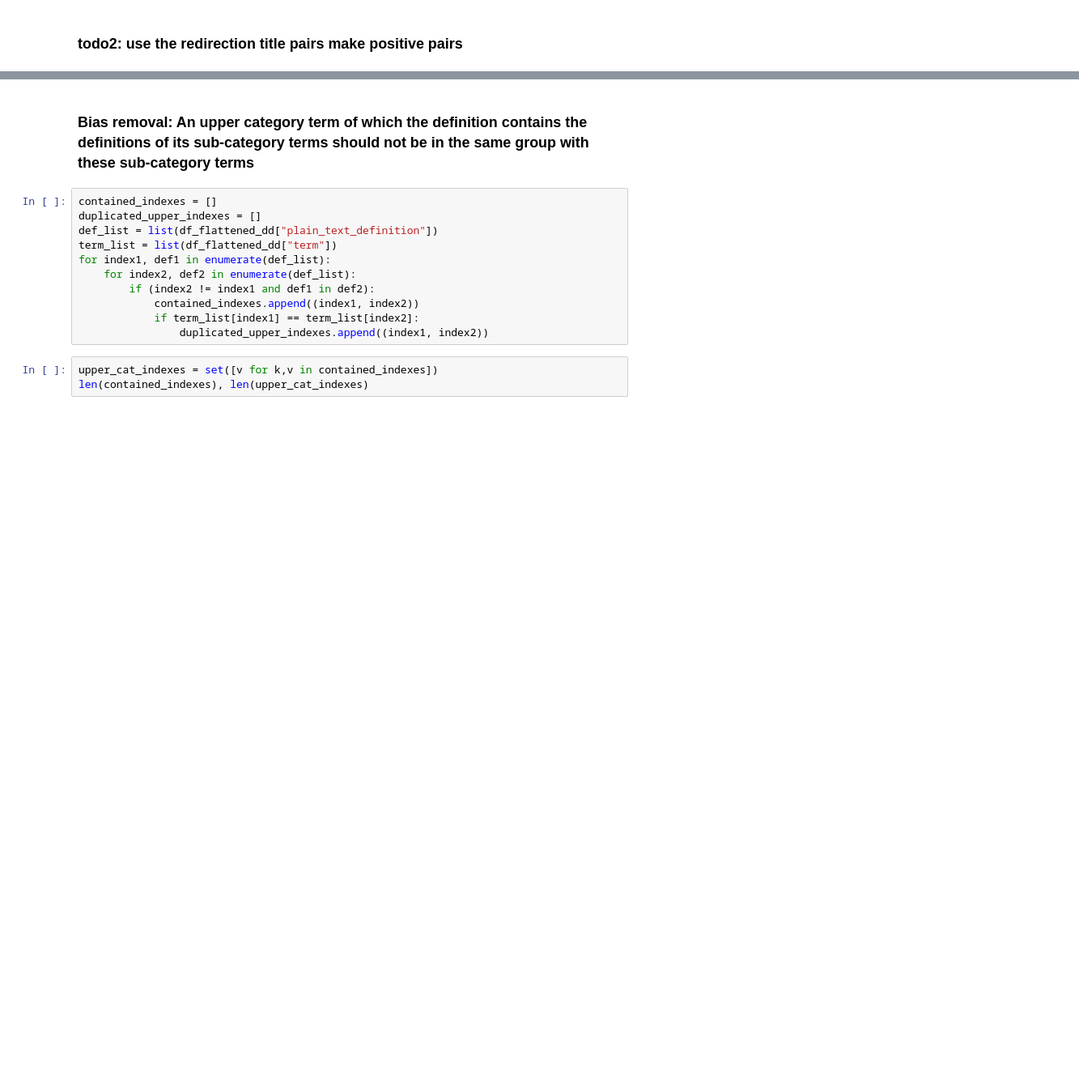
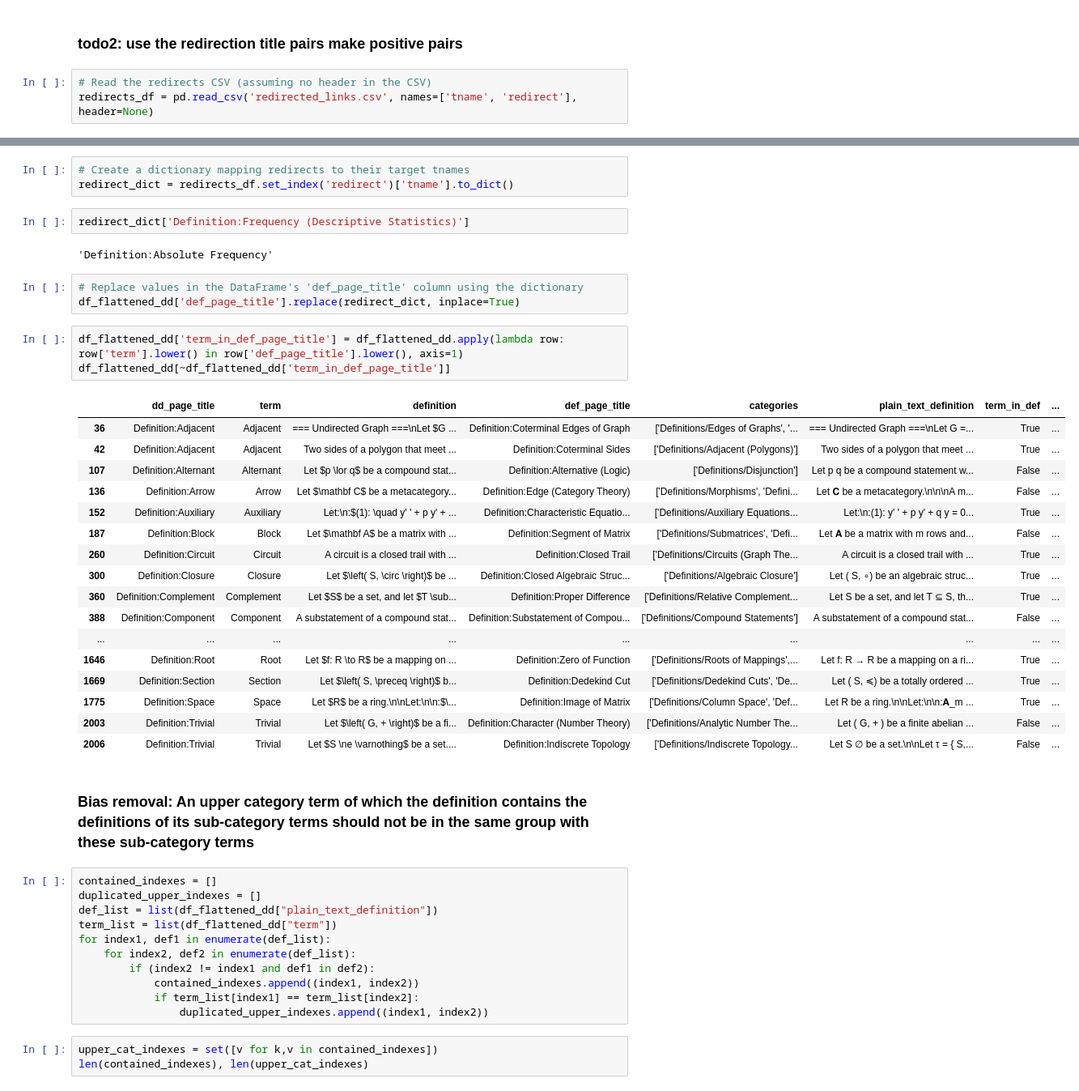
Before and after one commit to sufianj/MathTermDisambiguation, a Jupyter notebook: 20.SentencePairClassifier.ipynb, the cells around one changed output, grey strips where cells are left out. Shown at 81% size. Drawn from its saved outputs; the diff is of its cells as text; blank space fills up the shorter version.

```diff
--- a/20.SentencePairClassifier.ipynb
+++ b/20.SentencePairClassifier.ipynb
@@ -118,2 +118,5 @@ RuntimeError: dictionary changed size during iteration
 # %% [markdown]
 ### todo2: use the redirection title pairs make positive pairs
+# %%
+# Read the redirects CSV (assuming no header in the CSV)
+redirects_df = pd.read_csv('redirected_links.csv', names=['tname', 'redirect'], header=None)
@@ -120,3 +159,34 @@ RuntimeError: dictionary changed size during iteration
+# %%
+# Create a dictionary mapping redirects to their target tnames
+redirect_dict = redirects_df.set_index('redirect')['tname'].to_dict()
+# %%
+redirect_dict['Definition:Frequency (Descriptive Statistics)']
+# %% [output]
+'Definition:Absolute Frequency'
+# %%
+# Replace values in the DataFrame's 'def_page_title' column using the dictionary
+df_flattened_dd['def_page_title'].replace(redirect_dict, inplace=True)
+# %%
+df_flattened_dd['term_in_def_page_title'] = df_flattened_dd.apply(lambda row: row['term'].lower() in row['def_page_title'].lower(), axis=1)
+df_flattened_dd[~df_flattened_dd['term_in_def_page_title']]
+# %% [output]
+|  | dd_page_title | term | definition | def_page_title | categories | plain_text_definition | term_in_def | ... |
+| 36 | Definition:Adjacent | Adjacent | === Undirected Graph ===\nLet $G ... | Definition:Coterminal Edges of Graph | ['Definitions/Edges of Graphs', '... | === Undirected Graph ===\nLet G =... | True | ... |
+| 42 | Definition:Adjacent | Adjacent | Two sides of a polygon that meet ... | Definition:Coterminal Sides | ['Definitions/Adjacent (Polygons)'] | Two sides of a polygon that meet ... | True | ... |
+| 107 | Definition:Alternant | Alternant | Let $p \lor q$ be a compound stat... | Definition:Alternative (Logic) | ['Definitions/Disjunction'] | Let p q be a compound statement w... | False | ... |
+| 136 | Definition:Arrow | Arrow | Let $\mathbf C$ be a metacategory... | Definition:Edge (Category Theory) | ['Definitions/Morphisms', 'Defini... | Let 𝐂 be a metacategory.\n\n\nA m... | False | ... |
+| 152 | Definition:Auxiliary | Auxiliary | Let:\n:$(1): \quad y' ' + p y' + ... | Definition:Characteristic Equatio... | ['Definitions/Auxiliary Equations... | Let:\n:(1): y' ' + p y' + q y = 0... | True | ... |
+| 187 | Definition:Block | Block | Let $\mathbf A$ be a matrix with ... | Definition:Segment of Matrix | ['Definitions/Submatrices', 'Defi... | Let 𝐀 be a matrix with m rows and... | False | ... |
+| 260 | Definition:Circuit | Circuit | A circuit is a closed trail with ... | Definition:Closed Trail | ['Definitions/Circuits (Graph The... | A circuit is a closed trail with ... | True | ... |
+| 300 | Definition:Closure | Closure | Let $\left( S, \circ \right)$ be ... | Definition:Closed Algebraic Struc... | ['Definitions/Algebraic Closure'] | Let ( S, ∘) be an algebraic struc... | True | ... |
+| 360 | Definition:Complement | Complement | Let $S$ be a set, and let $T \sub... | Definition:Proper Difference | ['Definitions/Relative Complement... | Let S be a set, and let T ⊆ S, th... | True | ... |
+| 388 | Definition:Component | Component | A substatement of a compound stat... | Definition:Substatement of Compou... | ['Definitions/Compound Statements'] | A substatement of a compound stat... | False | ... |
+| ... | ... | ... | ... | ... | ... | ... | ... | ... |
+| 1646 | Definition:Root | Root | Let $f: R \to R$ be a mapping on ... | Definition:Zero of Function | ['Definitions/Roots of Mappings',... | Let f: R → R be a mapping on a ri... | True | ... |
+| 1669 | Definition:Section | Section | Let $\left( S, \preceq \right)$ b... | Definition:Dedekind Cut | ['Definitions/Dedekind Cuts', 'De... | Let ( S, ≼) be a totally ordered ... | True | ... |
+| 1775 | Definition:Space | Space | Let $R$ be a ring.\n\nLet:\n\n:$\... | Definition:Image of Matrix | ['Definitions/Column Space', 'Def... | Let R be a ring.\n\nLet:\n\n:𝐀_m ... | True | ... |
+| 2003 | Definition:Trivial | Trivial | Let $\left( G, + \right)$ be a fi... | Definition:Character (Number Theory) | ['Definitions/Analytic Number The... | Let ( G, + ) be a finite abelian ... | False | ... |
+| 2006 | Definition:Trivial | Trivial | Let $S \ne \varnothing$ be a set.... | Definition:Indiscrete Topology | ['Definitions/Indiscrete Topology... | Let S ∅ be a set.\n\nLet τ = { S,... | False | ... |
 # %% [markdown]
 ### Bias removal: An upper category term of which the definition contains the definitions of its sub-category terms should not be in the same group with these sub-category terms
 # %%
```
Also changed, not shown: parts of 46 cells of this notebook, 34 other files.
